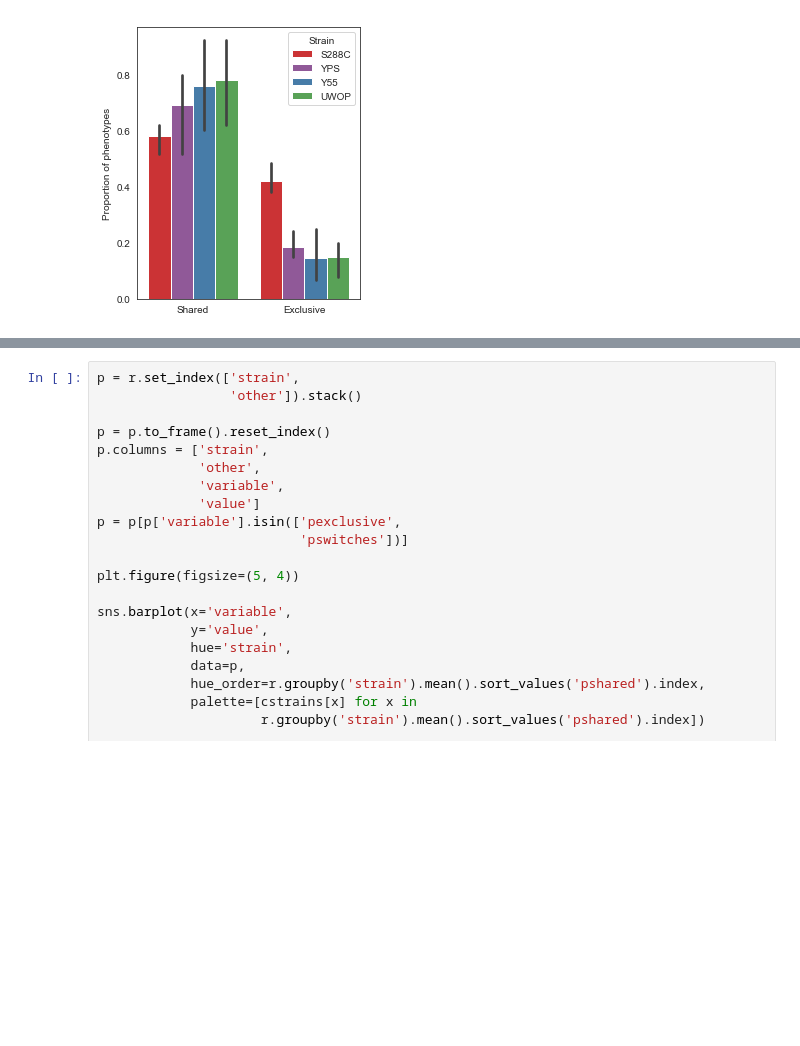
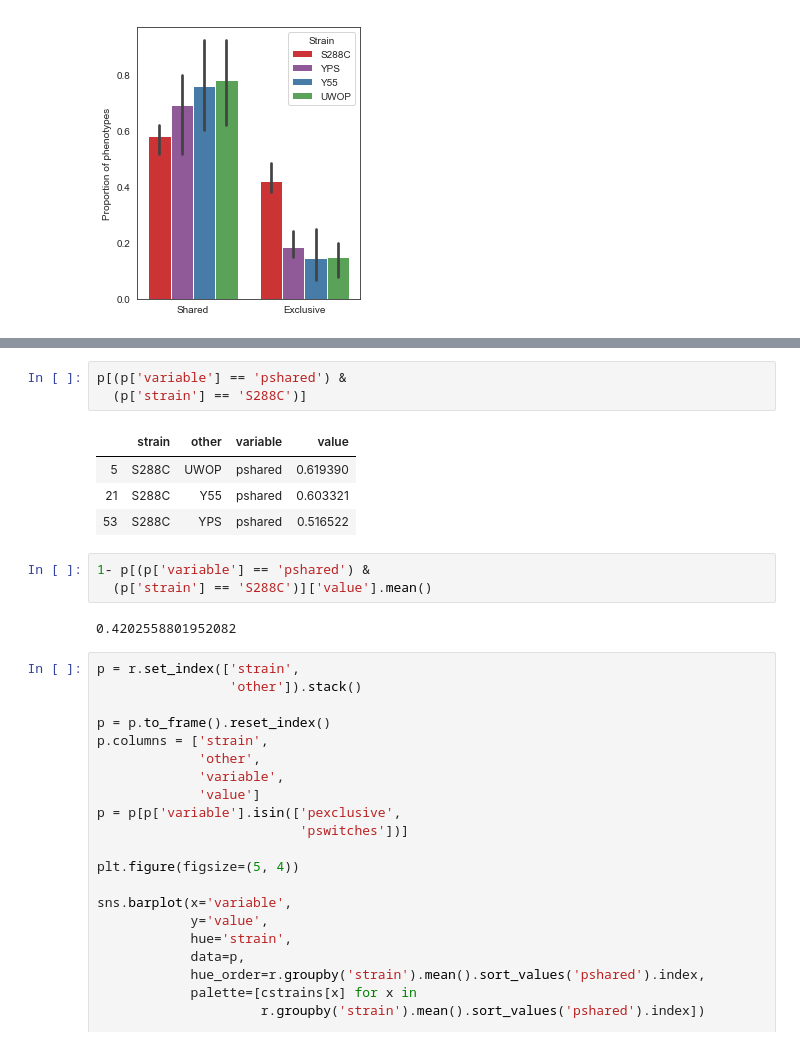
Before and after one commit to mgalardini/2018koyeast, a Jupyter notebook: notebooks/deviations.ipynb, the cells around one changed output, grey strips where cells are left out. Drawn from its saved outputs; the diff is of its cells as text; blank space fills up the shorter version.

```diff
--- a/notebooks/deviations.ipynb
+++ b/notebooks/deviations.ipynb
@@ -700,3 +773,16 @@ plt.savefig('deviations-sets.svg',
+# %%
+p[(p['variable'] == 'pshared') &
+  (p['strain'] == 'S288C')]
+# %% [output]
+|  | strain | other | variable | value |
+| 5 | S288C | UWOP | pshared | 0.619390 |
+| 21 | S288C | Y55 | pshared | 0.603321 |
+| 53 | S288C | YPS | pshared | 0.516522 |
+# %%
+1- p[(p['variable'] == 'pshared') &
+  (p['strain'] == 'S288C')]['value'].mean()
+# %% [output]
+0.4202558801952082
 # %%
 p = r.set_index(['strain',
                  'other']).stack()
```
Also changed, not shown: parts of 15 cells of this notebook.
